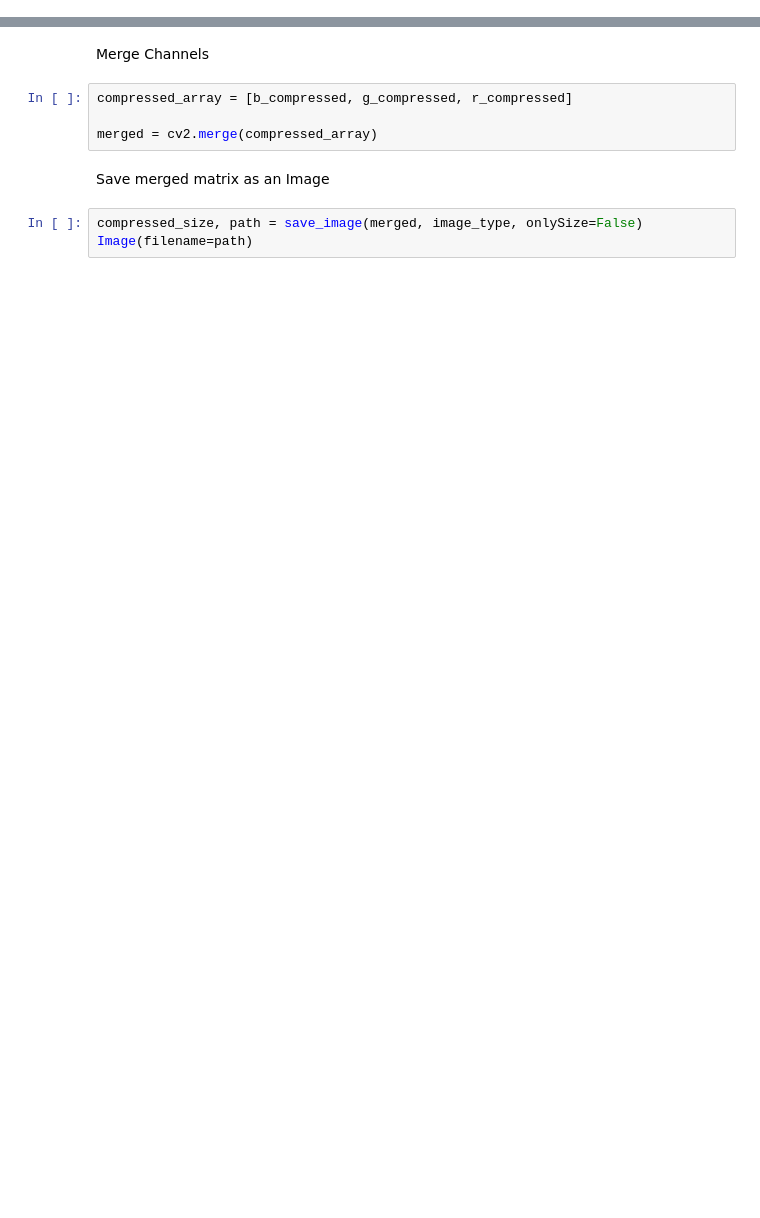
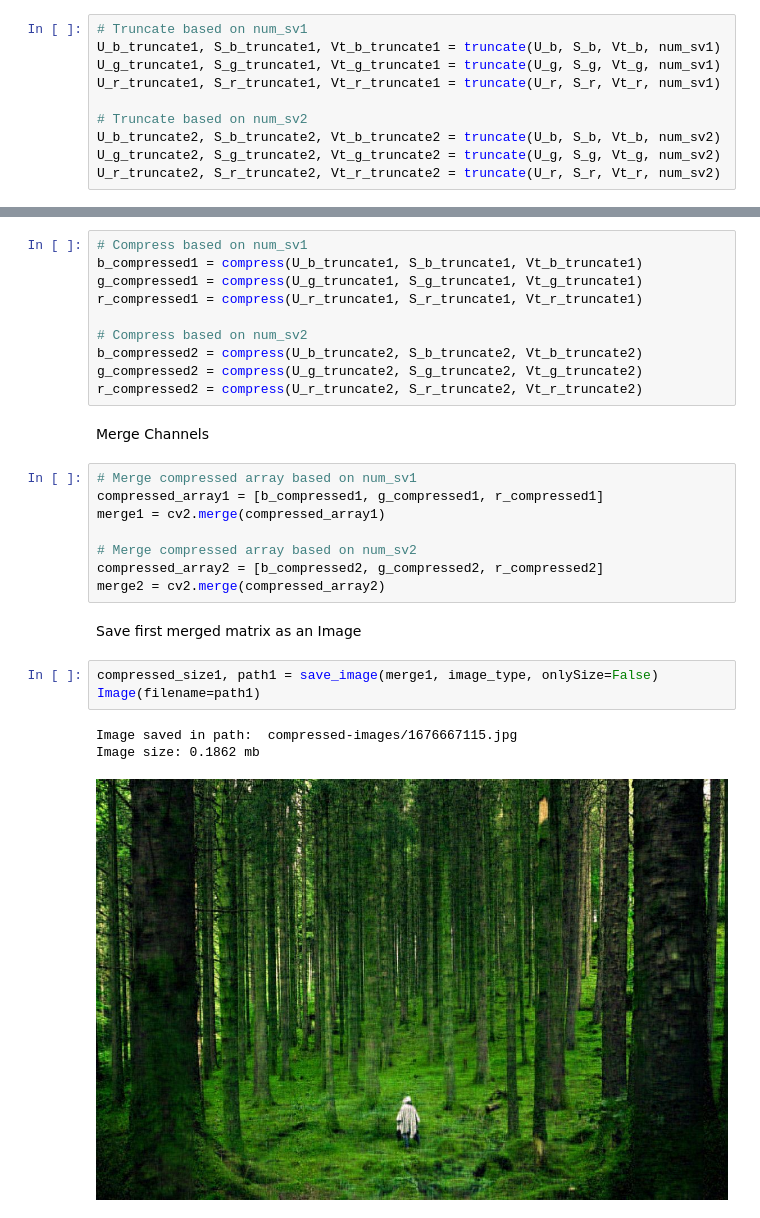
Before and after one commit to codeowlers/Image-Processing-SVD, a Jupyter notebook: main-script.ipynb, the cells around one changed output, grey strips where cells are left out. Cells and saved outputs as stored; diff of their text form; blank space fills up the shorter version.

```diff
--- a/main-script.ipynb
+++ b/main-script.ipynb
@@ -68,2 +84,12 @@ U_r_truncate, S_r_truncate, Vt_r_truncate = truncate(U_r, S_r, Vt_r, num_sv)
+# %%
+# Truncate based on num_sv1
+U_b_truncate1, S_b_truncate1, Vt_b_truncate1 = truncate(U_b, S_b, Vt_b, num_sv1)
+U_g_truncate1, S_g_truncate1, Vt_g_truncate1 = truncate(U_g, S_g, Vt_g, num_sv1)
+U_r_truncate1, S_r_truncate1, Vt_r_truncate1 = truncate(U_r, S_r, Vt_r, num_sv1)
+
+# Truncate based on num_sv2
+U_b_truncate2, S_b_truncate2, Vt_b_truncate2 = truncate(U_b, S_b, Vt_b, num_sv2)
+U_g_truncate2, S_g_truncate2, Vt_g_truncate2 = truncate(U_g, S_g, Vt_g, num_sv2)
+U_r_truncate2, S_r_truncate2, Vt_r_truncate2 = truncate(U_r, S_r, Vt_r, num_sv2)
 # %% [markdown]
 Compress Channels
@@ -74,11 +96,29 @@ r_compressed = compress(U_r_truncate, S_r_truncate, Vt_r_truncate)
+# %%
+# Compress based on num_sv1
+b_compressed1 = compress(U_b_truncate1, S_b_truncate1, Vt_b_truncate1)
+g_compressed1 = compress(U_g_truncate1, S_g_truncate1, Vt_g_truncate1)
+r_compressed1 = compress(U_r_truncate1, S_r_truncate1, Vt_r_truncate1)
+
+# Compress based on num_sv2
+b_compressed2 = compress(U_b_truncate2, S_b_truncate2, Vt_b_truncate2)
+g_compressed2 = compress(U_g_truncate2, S_g_truncate2, Vt_g_truncate2)
+r_compressed2 = compress(U_r_truncate2, S_r_truncate2, Vt_r_truncate2)
 # %% [markdown]
 Merge Channels
-# %%
-compressed_array = [b_compressed, g_compressed, r_compressed]
-
-merged = cv2.merge(compressed_array)
+# %%
+# Merge compressed array based on num_sv1
+compressed_array1 = [b_compressed1, g_compressed1, r_compressed1]
+merge1 = cv2.merge(compressed_array1)
+
+# Merge compressed array based on num_sv2
+compressed_array2 = [b_compressed2, g_compressed2, r_compressed2]
+merge2 = cv2.merge(compressed_array2)
 # %% [markdown]
-Save merged matrix as an Image
+Save first merged matrix as an Image
 # %%
-compressed_size, path = save_image(merged, image_type, onlySize=False)
-Image(filename=path)
+compressed_size1, path1 = save_image(merge1, image_type, onlySize=False)
+Image(filename=path1)
+# %% [output]
+Image saved in path:  compressed-images/1676667115.jpg
+Image size: 0.1862 mb
+[figure, added]
```
Also changed, not shown: parts of 21 cells of this notebook, 1 other file.
